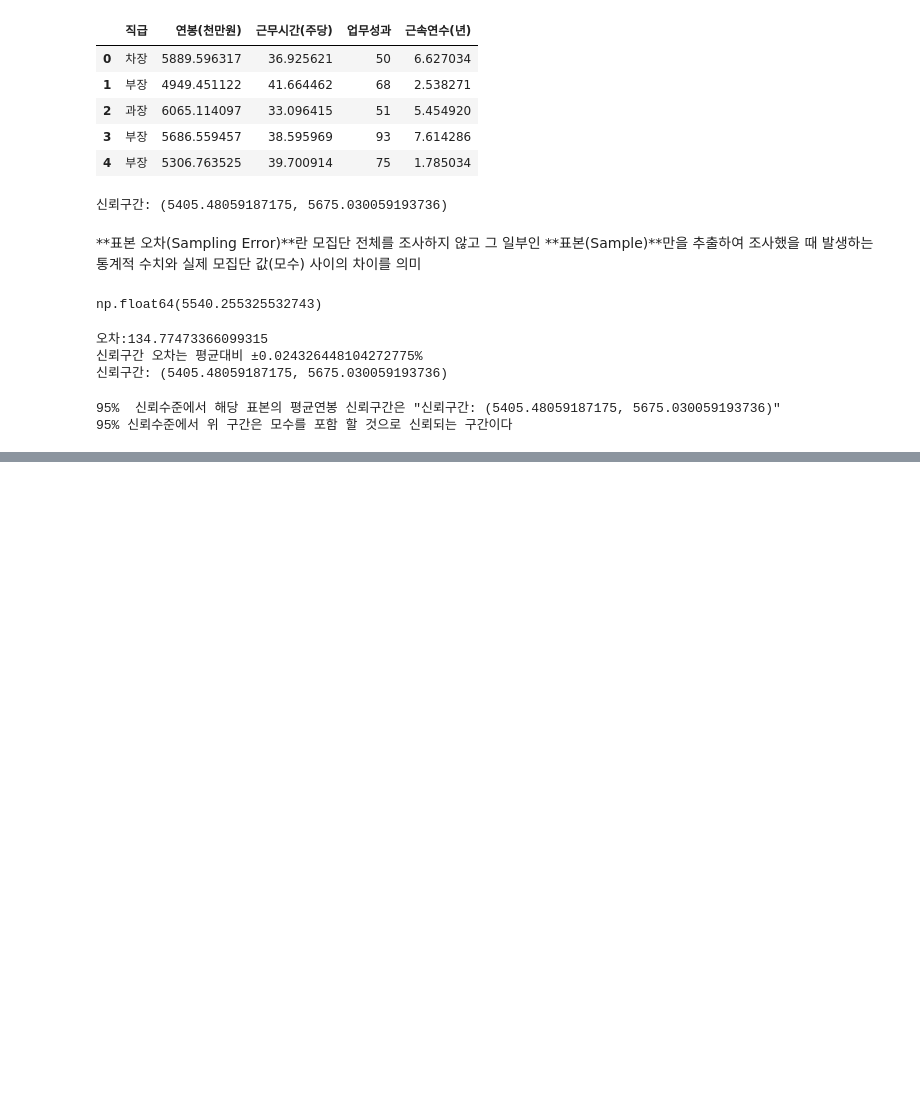
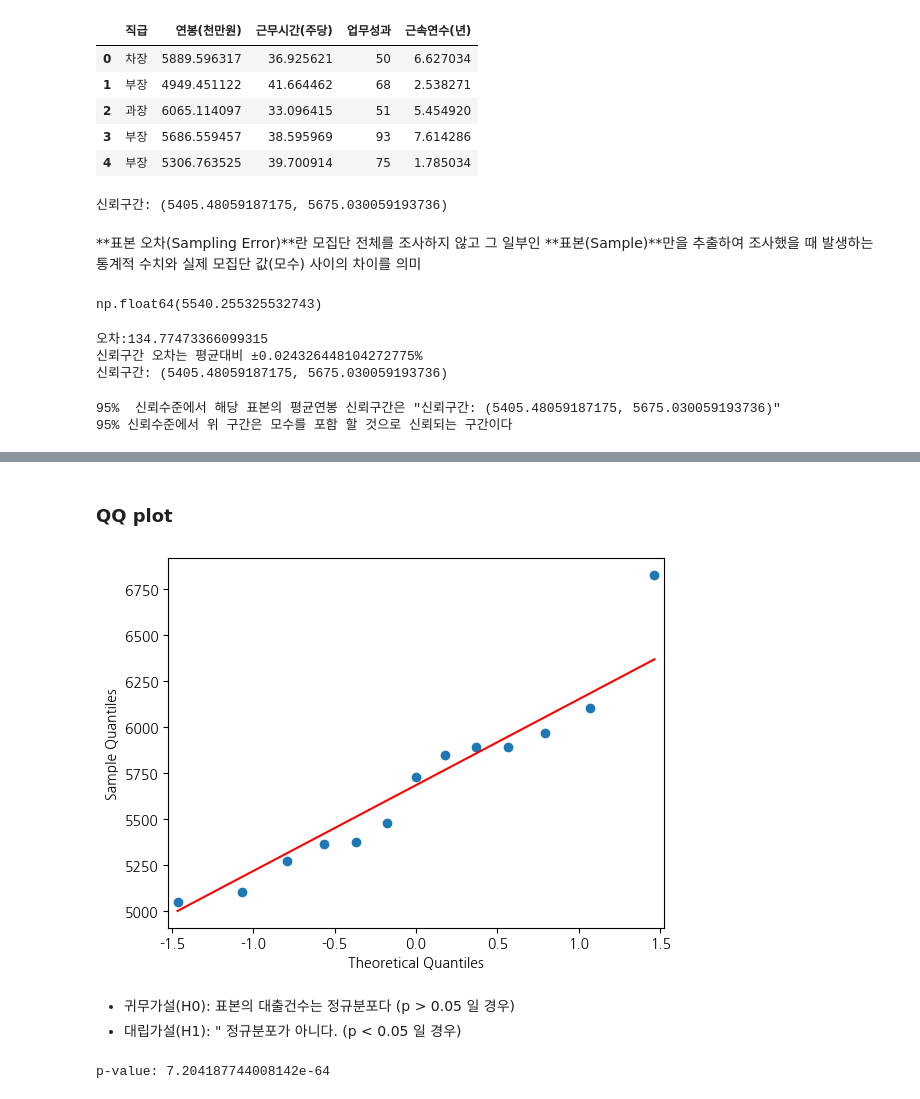
Before and after one commit to kidujm/data_class, a Jupyter notebook: 20260203.ipynb, the cells around one changed output, grey strips where cells are left out. Saved outputs shown, nothing was run; the diff lists cells and outputs as text; code cells hidden in the pictures; blank space fills up the shorter version.

```diff
--- a/20260203.ipynb
+++ b/20260203.ipynb
@@ -228,0 +458,22 @@ print(f'95% 신뢰수준에서 위 구간은 모수를 포함 할 것으로 신
+# %% [markdown]
+### QQ plot
+# %%
+import matplotlib.pyplot as plt
+import statsmodels.api as sm
+sm.qqplot(df[df['직급'] == '차장']['연봉(천만원)'], line='s')
+plt.show()
+# 가이드라인에 가까우면 가까울수록 정규분포임을 의미합니다.
+# 어느정도 모인형태가 보인다면 정규분포라고 봐도 괜찮다.
+# %% [output]
+[figure, added]
+# %% [markdown]
+- 귀무가설(H0): 표본의 대출건수는 정규분포다 (p > 0.05 일 경우)
+- 대립가설(H1): " 정규분포가 아니다. (p < 0.05 일 경우)
+# %%
+book['대출']
+s, p = shapiro(book['대출'])
+print(f'p-value: {p}')
+# 정규분포가 아니다..
+# 지수표기법
+# %% [output]
+p-value: 7.204187744008142e-64
```
Also changed, not shown: parts of 31 cells of this notebook.
